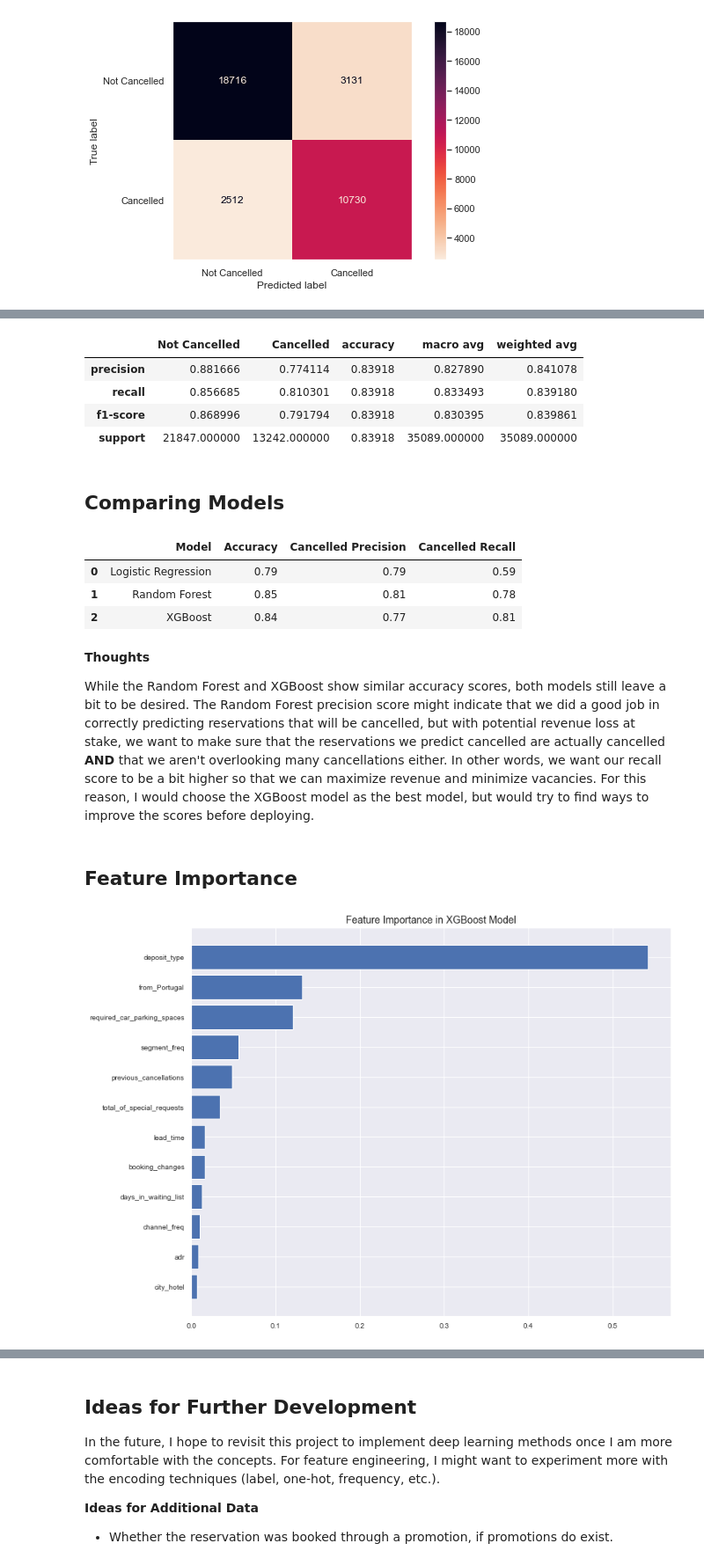
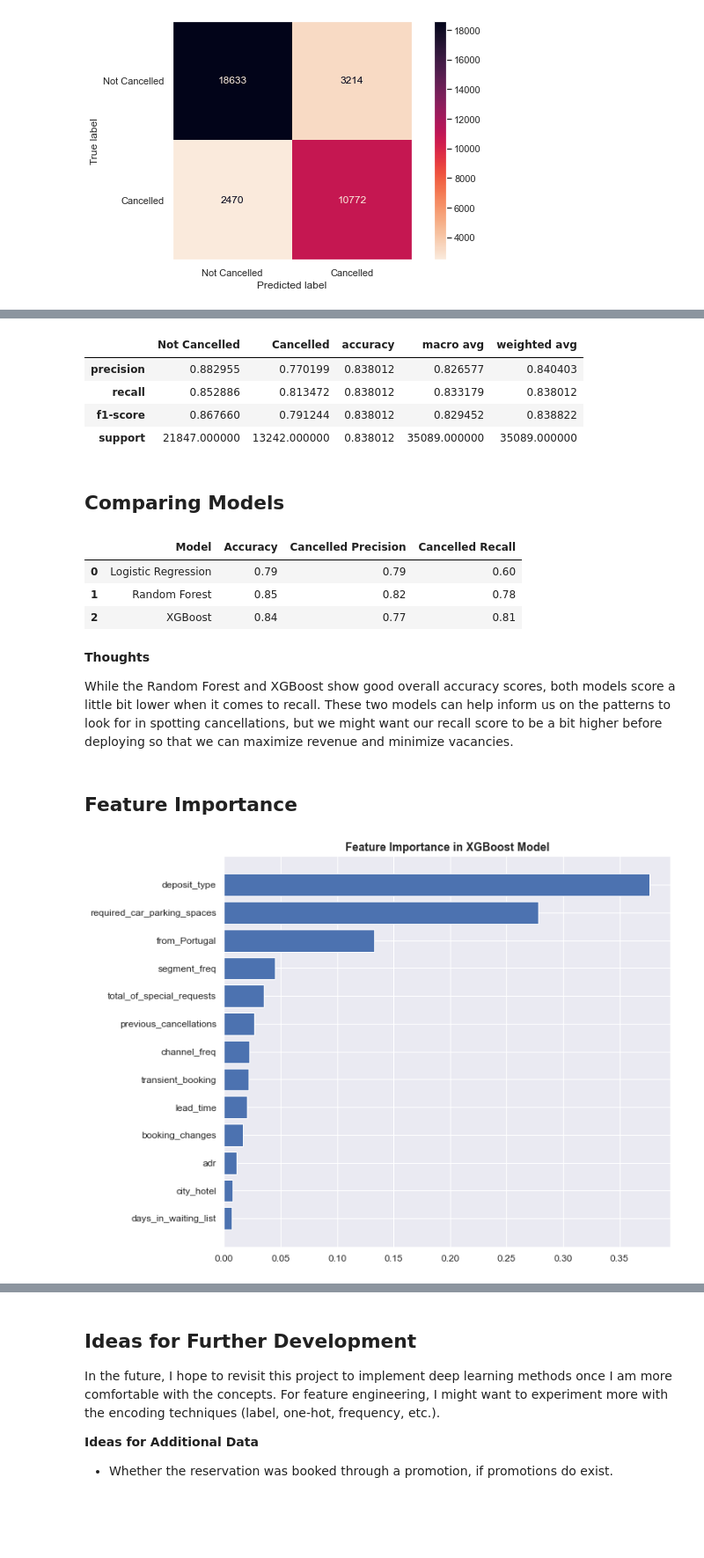
Before and after one commit to rahprabhu/Hotel_Cancellation_Prediction, a Jupyter notebook: Classification for Hotel Cancellations.ipynb, the cells around one changed output, grey strips where cells are left out. Shown at 88% size. Cells and saved outputs as stored; diff of their text form; code cells hidden in the pictures; blank space fills up the shorter version.

```diff
--- a/Classification for Hotel Cancellations.ipynb
+++ b/Classification for Hotel Cancellations.ipynb
@@ -117,4 +117,4 @@ Number of features to drop: 9
 # %%
-selected_cols = SelectKBest(mutual_info_classif, k= round(len(X_train.columns)/2))
+selected_cols = SelectKBest(mutual_info_classif, k= (mutual_info > 0.01).sum())
 selected_cols.fit(X_train, y_train)
 # %% [output]
@@ -374,10 +373,10 @@ xg_report = pd.DataFrame(classification_report(y_test, xg_pred, target_names = [
 xg_report
 # %% [output]
 |  | Not Cancelled | Cancelled | accuracy | macro avg | weighted avg |
-| precision | 0.881666 | 0.774114 | 0.83918 | 0.827890 | 0.841078 |
-| recall | 0.856685 | 0.810301 | 0.83918 | 0.833493 | 0.839180 |
-| f1-score | 0.868996 | 0.791794 | 0.83918 | 0.830395 | 0.839861 |
-| support | 21847.000000 | 13242.000000 | 0.83918 | 35089.000000 | 35089.000000 |
+| precision | 0.882955 | 0.770199 | 0.838012 | 0.826577 | 0.840403 |
+| recall | 0.852886 | 0.813472 | 0.838012 | 0.833179 | 0.838012 |
+| f1-score | 0.867660 | 0.791244 | 0.838012 | 0.829452 | 0.838822 |
+| support | 21847.000000 | 13242.000000 | 0.838012 | 35089.000000 | 35089.000000 |
 # %%
 evaluation_metrics.iloc[2,1] = round(accuracy_score(y_test, xg_pred),2)
 evaluation_metrics.iloc[2,2] = round(xg_report.iloc[0,1],2)
@@ -388,28 +387,28 @@ evaluation_metrics.iloc[2,3] = round(xg_report.iloc[1,1],2)
 evaluation_metrics
 # %% [output]
 |  | Model | Accuracy | Cancelled Precision | Cancelled Recall |
-| 0 | Logistic Regression | 0.79 | 0.79 | 0.59 |
-| 1 | Random Forest | 0.85 | 0.81 | 0.78 |
+| 0 | Logistic Regression | 0.79 | 0.79 | 0.60 |
+| 1 | Random Forest | 0.85 | 0.82 | 0.78 |
 | 2 | XGBoost | 0.84 | 0.77 | 0.81 |
 # %% [markdown]
 **Thoughts**
 
-While the Random Forest and XGBoost show similar accuracy scores, both models still leave a bit to be desired. The Random Forest precision score might indicate that we did a good job in correctly predicting reservations that will be cancelled, but with potential revenue loss at stake, we want to make sure that the reservations we predict cancelled are actually cancelled **AND** that we aren't overlooking many cancellations either. In other words, we want our recall score to be a bit higher so that we can maximize revenue and minimize vacancies. For this reason, I would choose the XGBoost model as the best model, but would try to find ways to improve the scores before deploying.
+While the Random Forest and XGBoost show good overall accuracy scores, both models score a little bit lower when it comes to recall. These two models can help inform us on the patterns to look for in spotting cancellations, but we might want our recall score to be a bit higher before deploying so that we can maximize revenue and minimize vacancies.
-# %% [markdown]
-## Feature Importance
+# %% [markdown]
+## Feature Importance
 # %%
 xg_importances = random_search.best_estimator_.feature_importances_
 # %%
 sorted_idx = xg_importances.argsort()
 
-fig = plt.figure(figsize=(12,10))
+fig = plt.figure(figsize=(10,9))
 plt.barh(X_train.columns[sorted_idx], xg_importances[sorted_idx])
-plt.xticks(fontsize=10)
-plt.yticks(fontsize=10)
-plt.title('Feature Importance in XGBoost Model', fontsize=14)
+plt.xticks(fontsize=12)
+plt.yticks(fontsize=12)
+plt.title('Feature Importance in XGBoost Model', fontsize=14, fontweight='bold')
 plt.show()
 # %% [output]
-[figure, old version]
+[figure, new version]
 # %% [markdown]
 **Thoughts**
 
```
Also changed, not shown: parts of 15 cells of this notebook.
